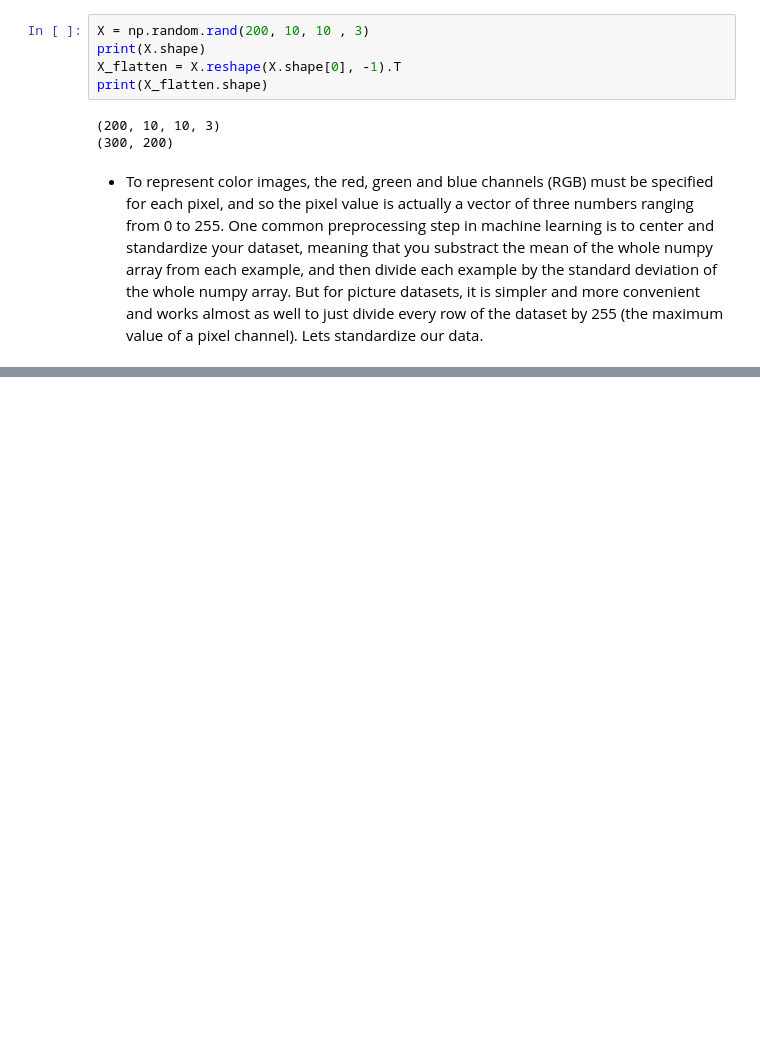
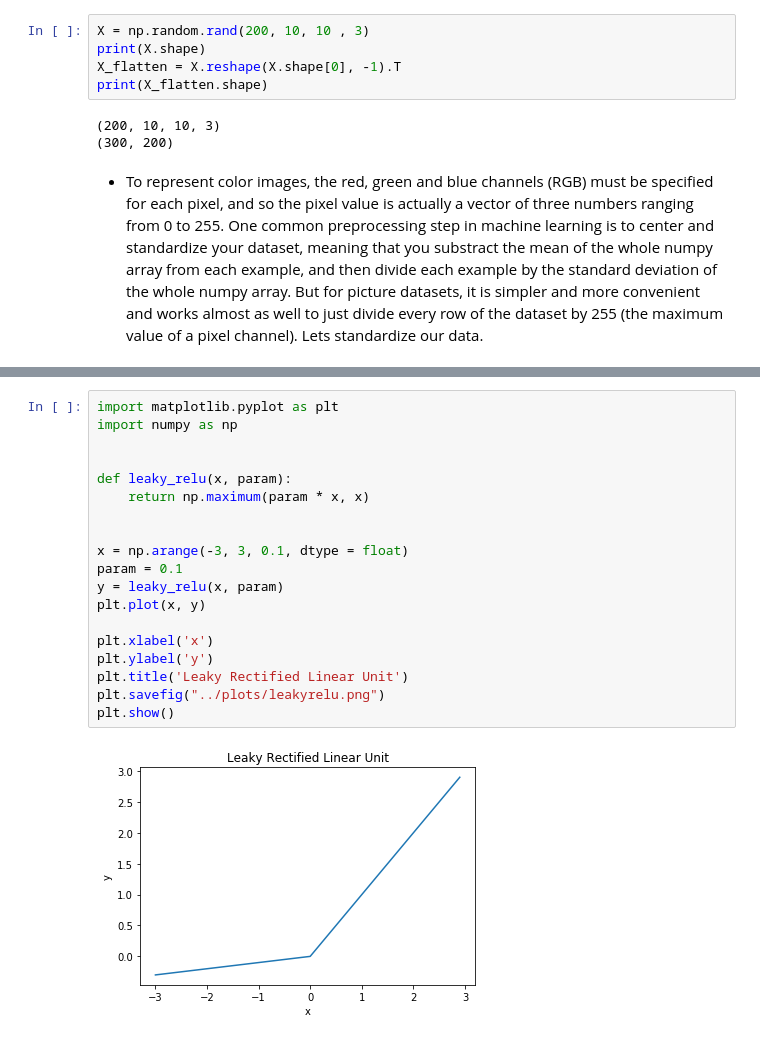
Before and after one commit to andrijazz/learn, a Jupyter notebook: deeplearning/notes/deeplearning-1.ipynb, the cells around one changed output, grey strips where cells are left out. Drawn from its saved outputs; the diff is of its cells as text; blank space fills up the shorter version.

```diff
--- a/deeplearning/notes/deeplearning-1.ipynb
+++ b/deeplearning/notes/deeplearning-1.ipynb
@@ -170,0 +219,21 @@ One common preprocessing step in machine learning is to center and standardize y
+# %%
+import matplotlib.pyplot as plt
+import numpy as np
+
+
+def leaky_relu(x, param):
+    return np.maximum(param * x, x)
+
+
+x = np.arange(-3, 3, 0.1, dtype = float)
+param = 0.1
+y = leaky_relu(x, param)
+plt.plot(x, y)
+
+plt.xlabel('x')
+plt.ylabel('y')
+plt.title('Leaky Rectified Linear Unit')
+plt.savefig("../plots/leakyrelu.png")
+plt.show()
+# %% [output]
+[figure, added]
```
Also changed, not shown: parts of 16 cells of this notebook, 6 other files.
